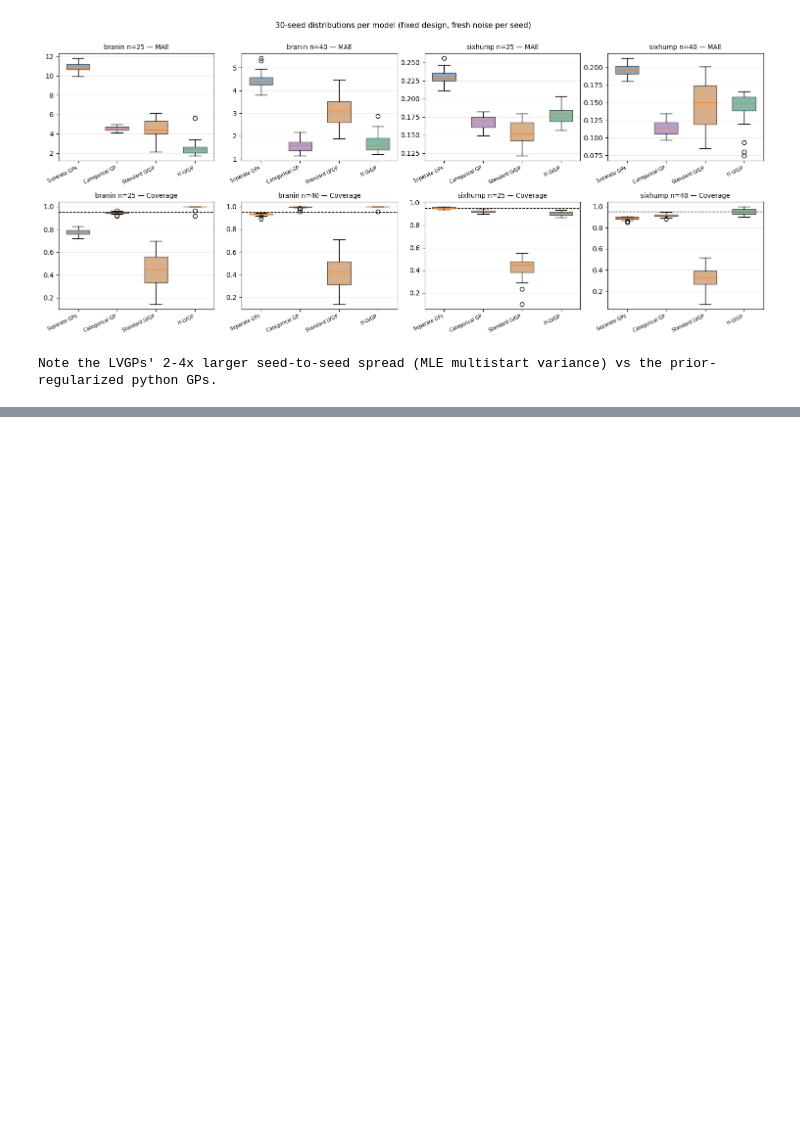
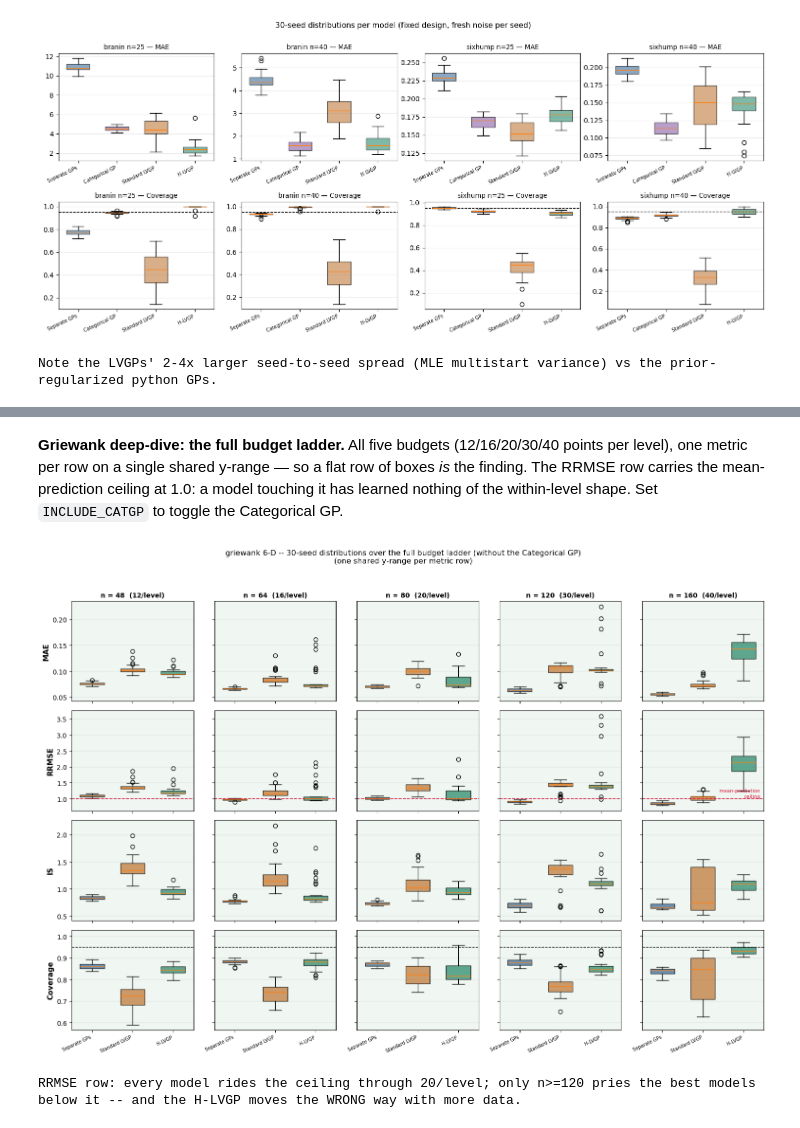
Before and after one commit to Chris1504-fdz/lvgp_modeling_comp, a Jupyter notebook: notebooks/surrogate_comparison_study_v2.ipynb, the cells around one changed output, grey strips where cells are left out. Saved outputs shown, nothing was run; the diff lists cells and outputs as text; code cells hidden in the pictures; blank space fills up the shorter version.

```diff
--- a/notebooks/surrogate_comparison_study_v2.ipynb
+++ b/notebooks/surrogate_comparison_study_v2.ipynb
@@ -928,0 +987,54 @@ Note the LVGPs' 2-4x larger seed-to-seed spread (MLE multistart variance) vs the
+# %% [markdown]
+**Griewank deep-dive: the full budget ladder.** All five budgets (12/16/20/30/40 points
+per level), one metric per row on a single shared y-range — so a flat row of boxes *is* the
+finding. The RRMSE row carries the mean-prediction ceiling at 1.0: a model touching it has
+learned nothing of the within-level shape. Set `INCLUDE_CATGP` to toggle the Categorical GP.
+# %%
+INCLUDE_CATGP = False        # <-- flip to True to add the Categorical GP
+GRW_KEYS = ["separate_gp", "standard_LVGP", "heter_LVGP"]
+if INCLUDE_CATGP:
+    GRW_KEYS = ["separate_gp", "categorical_kernel", "standard_LVGP", "heter_LVGP"]
+GRW_NS = [48, 64, 80, 120, 160]
+GRW_METS = ["MAE", "RRMSE", "IS", "Coverage"]
+
+fig, axes = plt.subplots(len(GRW_METS), len(GRW_NS), figsize=(15.5, 11))
+gdf = sm[(sm.problem == "griewank_6d") & (sm.model.isin([LABELS[k] for k in GRW_KEYS]))]
+for r_, met in enumerate(GRW_METS):
+    vals = gdf[gdf.n.isin(GRW_NS)][met]
+    lo, hi = vals.min(), vals.max()
+    if met == "Coverage": lo, hi = min(lo, 0.93), 1.005
+    if met == "RRMSE":    lo, hi = min(lo, 0.9), max(hi, 1.05)
+    pad = 0.06 * (hi - lo)
+    for c_, n in enumerate(GRW_NS):
+        ax = axes[r_, c_]
+        ax.set_facecolor("#f0f7f2")
+        data = [gdf[(gdf.n == n) & (gdf.model == LABELS[k])][met].values for k in GRW_KEYS]
+        bp = ax.boxplot(data, patch_artist=True, widths=.6, showfliers=True)
+        for patch, k in zip(bp["boxes"], GRW_KEYS):
+            patch.set_facecolor(COLORS[k]); patch.set_alpha(.75)
+        if met == "Coverage":
+            ax.axhline(.95, color="k", ls="--", lw=1)
+        if met == "RRMSE":
+            ax.axhline(1.0, color="crimson", ls="--", lw=1.2)
+            if c_ == len(GRW_NS) - 1:
+                ax.annotate("mean-prediction\nceiling", (0.97, 1.0), xycoords=("axes fraction", "data"),
+                            fontsize=7.5, color="crimson", ha="right", va="bottom")
+        ax.set_ylim(lo - pad, hi + pad)
+        if r_ == 0: ax.set_title(f"n = {n}  ({n//4}/level)", fontsize=10, fontweight="bold")
+        if c_ == 0: ax.set_ylabel(met, fontsize=11, fontweight="bold")
+        else:       ax.set_yticklabels([])
+        if r_ == len(GRW_METS) - 1:
+            ax.set_xticklabels([LABELS[k] for k in GRW_KEYS], rotation=25, ha="right", fontsize=7)
+        else:
+            ax.set_xticklabels([])
+        ax.grid(alpha=.25, axis="y")
+fig.suptitle("griewank 6-D -- 30-seed distributions over the full budget ladder"
+             + ("" if INCLUDE_CATGP else " (without the Categorical GP)")
+             + "\n(one shared y-range per metric row)", fontsize=11.5)
+fig.tight_layout(rect=[0, 0, 1, 0.955])
+plt.show()
+print("RRMSE row: every model rides the ceiling through 20/level; only n>=120 pries the best "
+      "models below it -- and the H-LVGP moves the WRONG way with more data.")
+# %% [output]
+[figure, added]
+RRMSE row: every model rides the ceiling through 20/level; only n>=120 pries the best models below it -- and the H-LVGP moves the WRONG way with more data.
```
Also changed, not shown: parts of 5 cells of this notebook, 15 other files.
